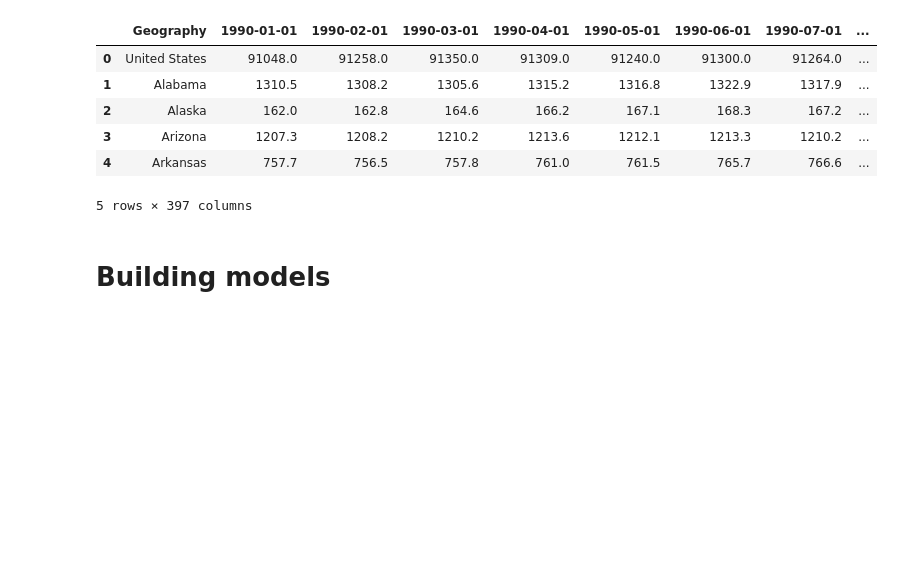
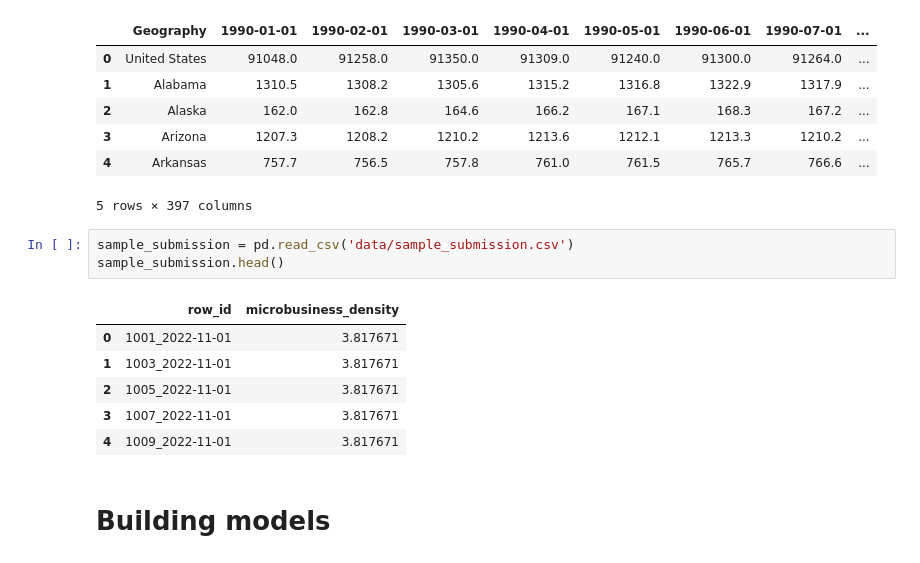
Before and after one commit to vroobelle93/03_GoDaddy, a Jupyter notebook: godaddy1.ipynb, the cells around one changed output. Saved outputs shown, nothing was run; the diff lists cells and outputs as text; blank space fills up the shorter version.

```diff
--- a/godaddy1.ipynb
+++ b/godaddy1.ipynb
@@ -129,6 +129,16 @@ godaddy_3.head()
 | 3 | Arizona | 1207.3 | 1208.2 | 1210.2 | 1213.6 | 1212.1 | 1213.3 | 1210.2 | ... |
 | 4 | Arkansas | 757.7 | 756.5 | 757.8 | 761.0 | 761.5 | 765.7 | 766.6 | ... |
 5 rows × 397 columns
+# %%
+sample_submission = pd.read_csv('data/sample_submission.csv')
+sample_submission.head()
+# %% [output]
+|  | row_id | microbusiness_density |
+| 0 | 1001_2022-11-01 | 3.817671 |
+| 1 | 1003_2022-11-01 | 3.817671 |
+| 2 | 1005_2022-11-01 | 3.817671 |
+| 3 | 1007_2022-11-01 | 3.817671 |
+| 4 | 1009_2022-11-01 | 3.817671 |
 # %% [markdown]
 # Building models
 # %%
```
Also changed, not shown: parts of 10 cells of this notebook.
